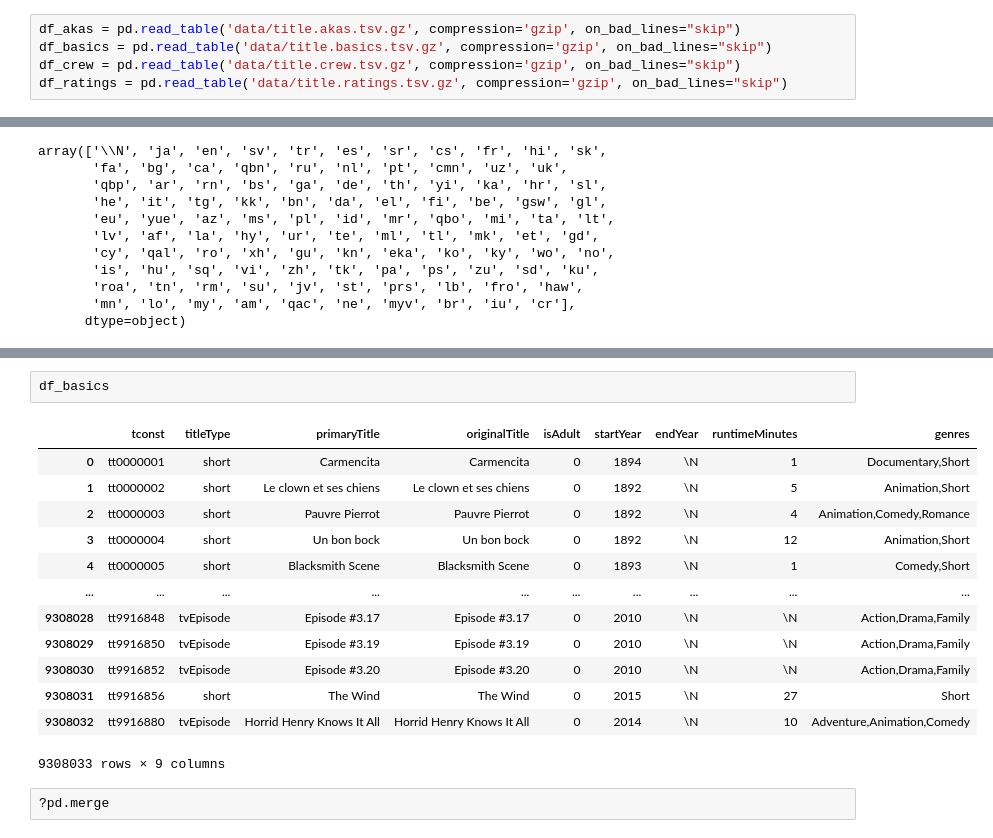
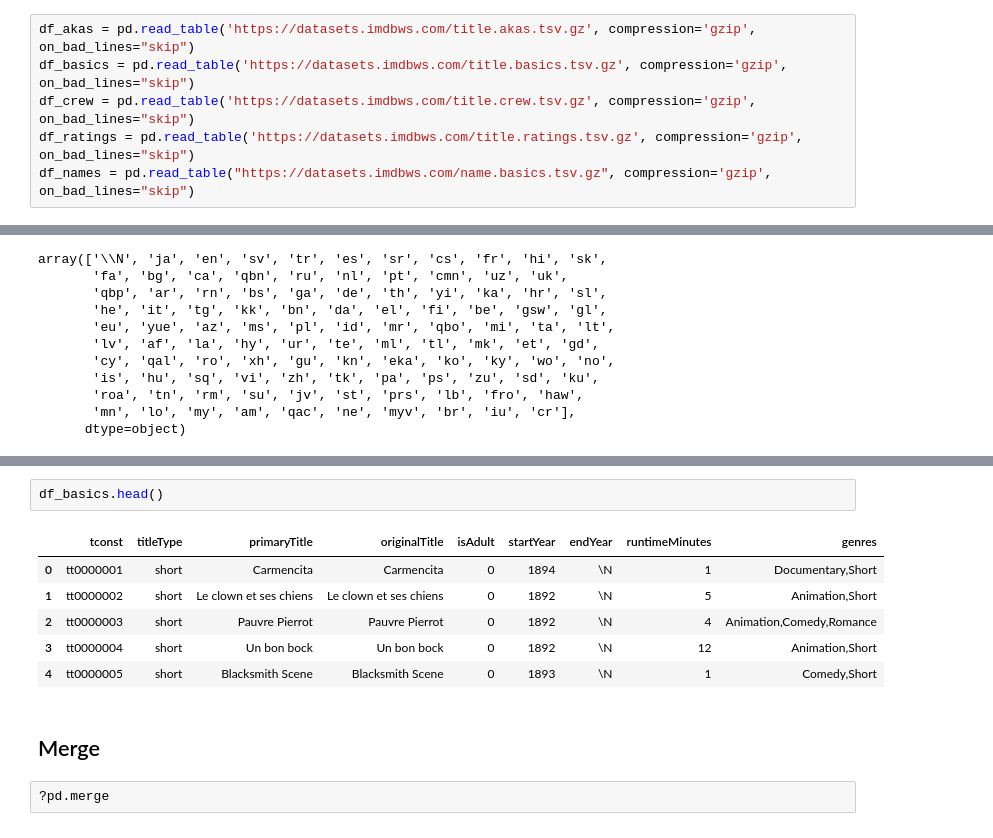
Before and after one commit to ExxetaMAydinbas/data-science-mit-python, a Jupyter notebook: Kursmaterial/bonus/analyze_imdb.ipynb, the cells around one changed output, grey strips where cells are left out. Saved outputs shown, nothing was run; the diff lists cells and outputs as text.

```diff
--- a/Kursmaterial/bonus/analyze_imdb.ipynb
+++ b/Kursmaterial/bonus/analyze_imdb.ipynb
@@ -8,5 +6,6 @@ data_dir = "data"
 # %%
-df_akas = pd.read_table('data/title.akas.tsv.gz', compression='gzip', on_bad_lines="skip")
-df_basics = pd.read_table('data/title.basics.tsv.gz', compression='gzip', on_bad_lines="skip")
-df_crew = pd.read_table('data/title.crew.tsv.gz', compression='gzip', on_bad_lines="skip")
-df_ratings = pd.read_table('data/title.ratings.tsv.gz', compression='gzip', on_bad_lines="skip")
+df_akas = pd.read_table('https://datasets.imdbws.com/title.akas.tsv.gz', compression='gzip', on_bad_lines="skip")
+df_basics = pd.read_table('https://datasets.imdbws.com/title.basics.tsv.gz', compression='gzip', on_bad_lines="skip")
+df_crew = pd.read_table('https://datasets.imdbws.com/title.crew.tsv.gz', compression='gzip', on_bad_lines="skip")
+df_ratings = pd.read_table('https://datasets.imdbws.com/title.ratings.tsv.gz', compression='gzip', on_bad_lines="skip")
+df_names = pd.read_table("https://datasets.imdbws.com/name.basics.tsv.gz", compression='gzip', on_bad_lines="skip")
@@ -58,19 +136,14 @@ df_akas_small.shape
 # %%
-df_basics
+df_basics.head()
 # %% [output]
 |  | tconst | titleType | primaryTitle | originalTitle | isAdult | startYear | endYear | runtimeMinutes | genres |
 | 0 | tt0000001 | short | Carmencita | Carmencita | 0 | 1894 | \N | 1 | Documentary,Short |
 | 1 | tt0000002 | short | Le clown et ses chiens | Le clown et ses chiens | 0 | 1892 | \N | 5 | Animation,Short |
 | 2 | tt0000003 | short | Pauvre Pierrot | Pauvre Pierrot | 0 | 1892 | \N | 4 | Animation,Comedy,Romance |
 | 3 | tt0000004 | short | Un bon bock | Un bon bock | 0 | 1892 | \N | 12 | Animation,Short |
 | 4 | tt0000005 | short | Blacksmith Scene | Blacksmith Scene | 0 | 1893 | \N | 1 | Comedy,Short |
-| ... | ... | ... | ... | ... | ... | ... | ... | ... | ... |
-| 9308028 | tt9916848 | tvEpisode | Episode #3.17 | Episode #3.17 | 0 | 2010 | \N | \N | Action,Drama,Family |
-| 9308029 | tt9916850 | tvEpisode | Episode #3.19 | Episode #3.19 | 0 | 2010 | \N | \N | Action,Drama,Family |
-| 9308030 | tt9916852 | tvEpisode | Episode #3.20 | Episode #3.20 | 0 | 2010 | \N | \N | Action,Drama,Family |
-| 9308031 | tt9916856 | short | The Wind | The Wind | 0 | 2015 | \N | 27 | Short |
-| 9308032 | tt9916880 | tvEpisode | Horrid Henry Knows It All | Horrid Henry Knows It All | 0 | 2014 | \N | 10 | Adventure,Animation,Comedy |
-9308033 rows × 9 columns
+# %% [markdown]
+## Merge
 # %%
 ?pd.merge
 # %% [output]
```
Also changed, not shown: parts of 57 cells of this notebook, 2 other files.
